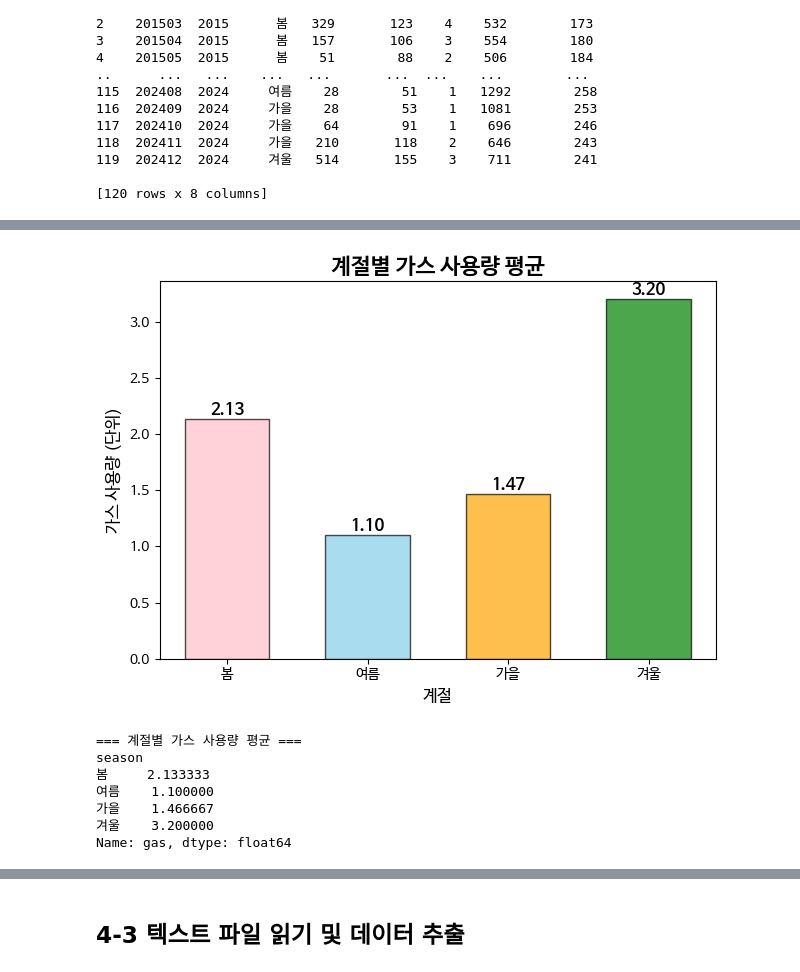
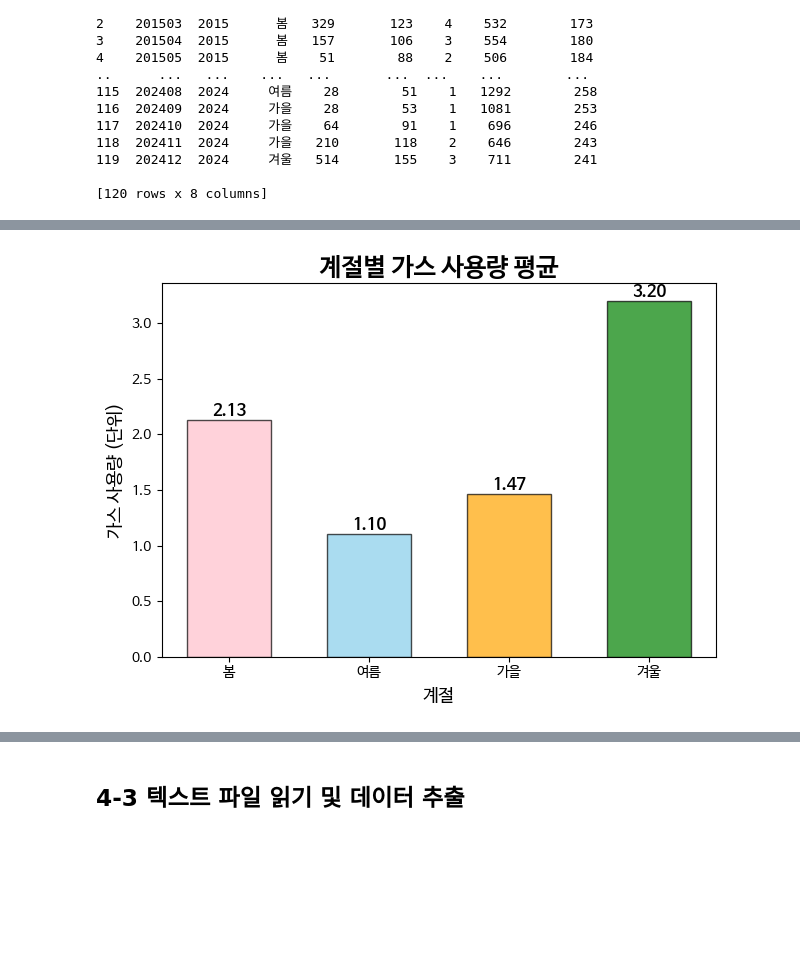
Before and after one commit to ParkEunhee999/Data-Analysis-with-Open-Source, a Jupyter notebook: 오픈소스_데이터_분석_4강.ipynb, the cells around one changed output, grey strips where cells are left out. Cells and saved outputs as stored; diff of their text form; code cells hidden in the pictures; blank space fills up the shorter version.

```diff
--- a/오픈소스_데이터_분석_4강.ipynb
+++ b/오픈소스_데이터_분석_4강.ipynb
@@ -106,7 +115,7 @@ df['year'] = df['date'].str[:4]
 df['month'] = df['date'].str[4:].astype(int)
 
 ## season 컬럼 추가
-def get_season(month):
+def season(month):
     if 3 <= month <= 5:
         return '봄'
     elif 6 <= month <= 8:
@@ -115,11 +124,9 @@ def get_season(month):
         return '가을'
     else:
         return '겨울'
-df['season'] = df['month'].apply(get_season)
+df['season'] = df['month'].apply(season)
 
-## 열 순서 재배치
 df = df[['date', 'year', 'season', 'heat', 'waterHot', 'gas', 'elect', 'waterCool']]
-
 print(df)
 # %% [output]
        date  year season  heat  waterHot  gas  elect  waterCool
@@ -180,38 +167,25 @@ Name: total, dtype: int64
 # %%
 ## 계절별 가스 사용량 평균 계산
-season_gas_avg = df.groupby('season')['gas'].mean()
-
-## 계절 순서 지정 (봄, 여름, 가을, 겨울 순서로)
+season_gas_average = df.groupby('season')['gas'].mean()
+## 계절 순서 설정
 season_order = ['봄', '여름', '가을', '겨울']
-season_gas_avg = season_gas_avg.reindex(season_order)
-
+season_gas_average = season_gas_average.reindex(season_order)
 ## 막대 그래프 설정
-bars = plt.bar(season_gas_avg.index, season_gas_avg.values,
+bars = plt.bar(season_gas_average.index, season_gas_average.values,
                color=['pink', 'skyblue', 'orange', 'green'],
                edgecolor='black', alpha=0.7, width=0.6)
-plt.title('계절별 가스 사용량 평균', fontsize=16, fontweight='bold')
-plt.xlabel('계절', fontsize=12)
-plt.ylabel('가스 사용량 (단위)', fontsize=12)
+plt.title('계절별 가스 사용량 평균', fontsize=18, fontweight='bold')
+plt.xlabel('계절', fontsize=13)
+plt.ylabel('가스 사용량 (단위)', fontsize=13)
 
 ## 각 막대 위에 수치 표시
 for bar in bars:
     height = bar.get_height()
     plt.text(bar.get_x() + bar.get_width()/2., height, f'{height:.2f}',
              ha='center', va='bottom', fontsize=12, fontweight='bold')
 
 ## 레이아웃 조정 및 그래프 표시
 plt.tight_layout()
 plt.show()
-
-## 계절별 가스 평균 데이터 출력
-print("\n=== 계절별 가스 사용량 평균 ===")
-print(season_gas_avg)
 # %% [output]
-[figure, old version]
+[figure, new version]
-=== 계절별 가스 사용량 평균 ===
-season
-봄     2.133333
-여름    1.100000
-가을    1.466667
-겨울    3.200000
-Name: gas, dtype: float64
```
Also changed, not shown: parts of 5 cells of this notebook.
